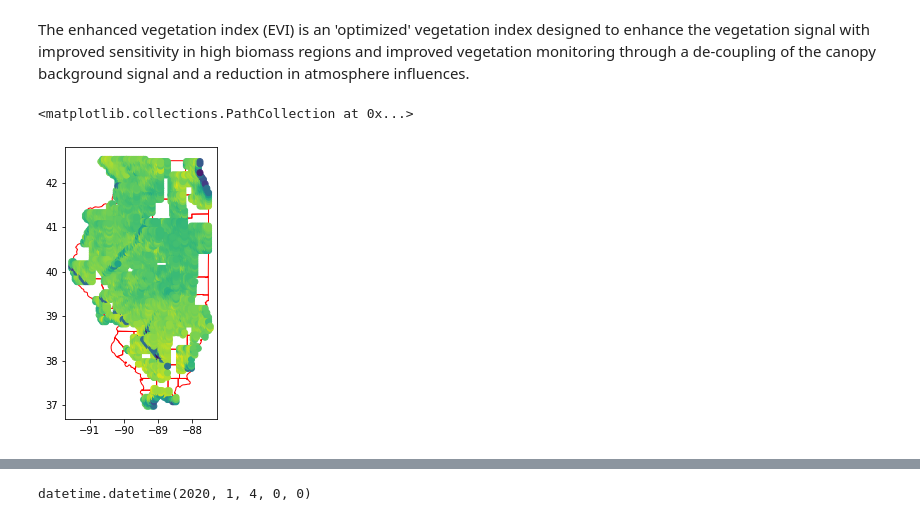
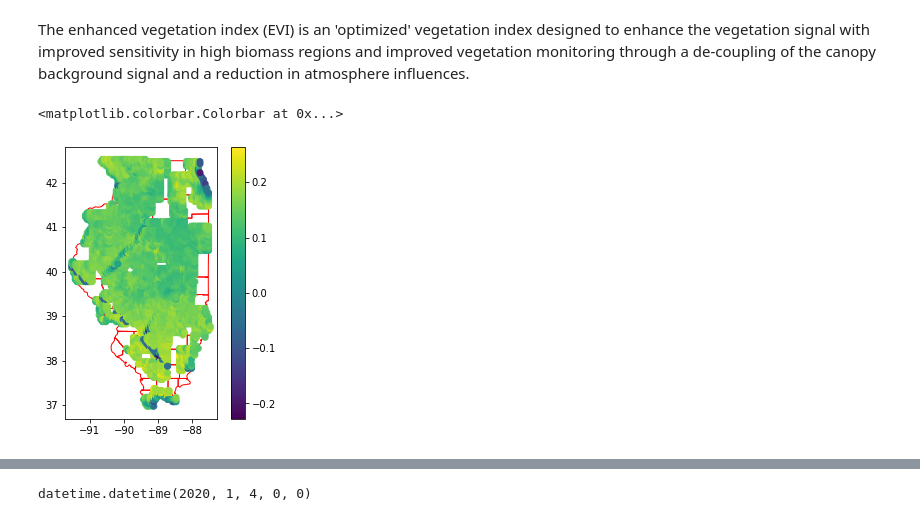
Before and after one commit to AlexBernaus/aihack2021, a Jupyter notebook: notebooks/JC_02_geopandas.ipynb, the cells around one changed output, grey strips where cells are left out. Saved outputs shown, nothing was run; the diff lists cells and outputs as text; code cells hidden in the pictures.

```diff
--- a/notebooks/JC_02_geopandas.ipynb
+++ b/notebooks/JC_02_geopandas.ipynb
@@ -16,11 +16,12 @@ influences.
 # %%
 df_plot = evi_stacked[evi_stacked["year"] == 2019]
 fig, ax = plt.subplots(figsize=(5, 5))
 geo_dataframe.plot(ax=ax, facecolor='none', edgecolor='red')
 plt.scatter(df_plot["long"], df_plot["lat"], c=df_plot["evi_1"])
+plt.colorbar()
 # %% [output]
-<matplotlib.collections.PathCollection at 0x...>
+<matplotlib.colorbar.Colorbar at 0x...>
-[figure, old version]
+[figure, new version]
 # %%
 geo_dataframe = gpd.read_file("../data/raw/illinois-counties.geojson")
 era5 = pd.read_csv("../data/raw/ERA5.csv")
```
Also changed, not shown: parts of 20 cells of this notebook, 1 other file.
